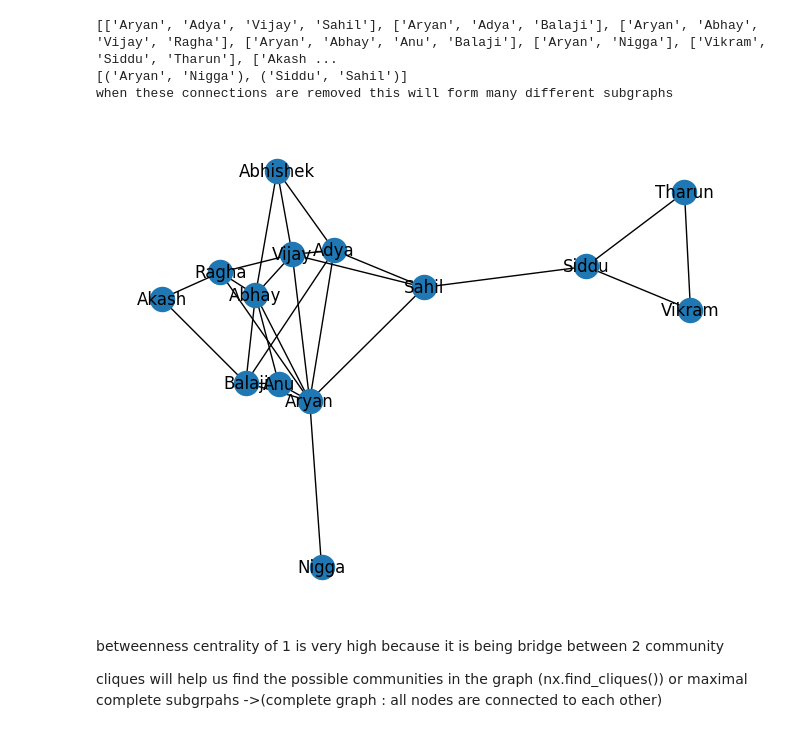
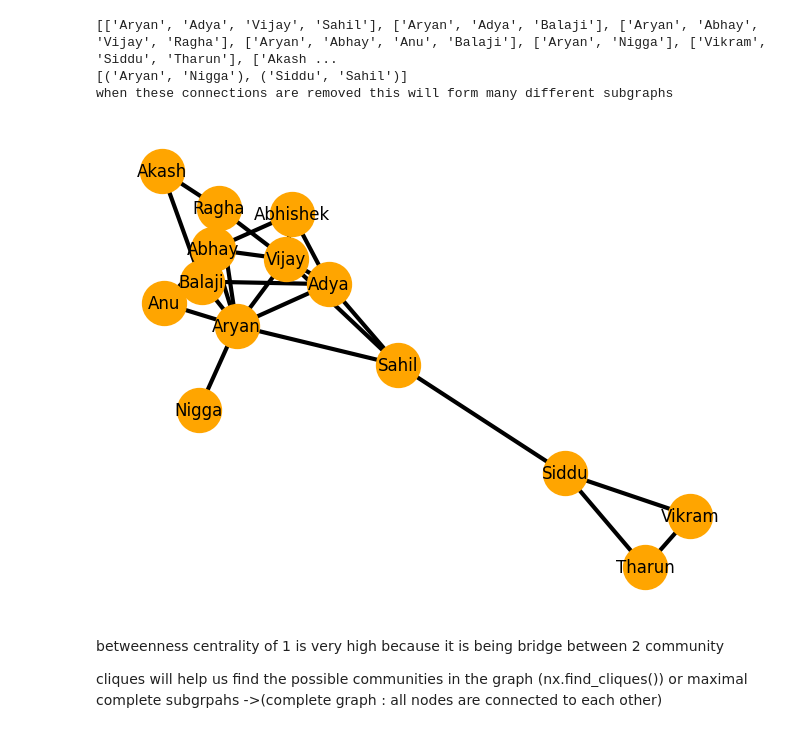
Before and after one commit to Vijayvkb007/SocialNet_RecSys, a Jupyter notebook: Notebooks/DMS_recommender-model.ipynb, the cells around one changed output. Drawn from its saved outputs; the diff is of its cells as text; code cells hidden in the pictures.

```diff
--- a/Notebooks/DMS_recommender-model.ipynb
+++ b/Notebooks/DMS_recommender-model.ipynb
@@ -135,12 +135,18 @@ print('when these connections are removed this will form many different subgraph
 [['Aryan', 'Adya', 'Vijay', 'Sahil'], ['Aryan', 'Adya', 'Balaji'], ['Aryan', 'Abhay', 'Vijay', 'Ragha'], ['Aryan', 'Abhay', 'Anu', 'Balaji'], ['Aryan', 'Nigga'], ['Vikram', 'Siddu', 'Tharun'], ['Akash ...
 [('Aryan', 'Nigga'), ('Siddu', 'Sahil')]
 when these connections are removed this will form many different subgraphs
+# %%
+option = {
+    'node_color':'orange',
+    'node_size': 1000,
+    'width': 3,
+}
 # %%
 
-nx.draw_spring(graph,with_labels=True)
+nx.draw_spring(graph,with_labels=True, **option)
 plt.show()
 # %% [output]
-[figure, old version]
+[figure, new version]
 # %% [markdown]
 betweenness centrality of 1 is very high because it is being bridge between 2 community
 
```
Also changed, not shown: 2 other files.
